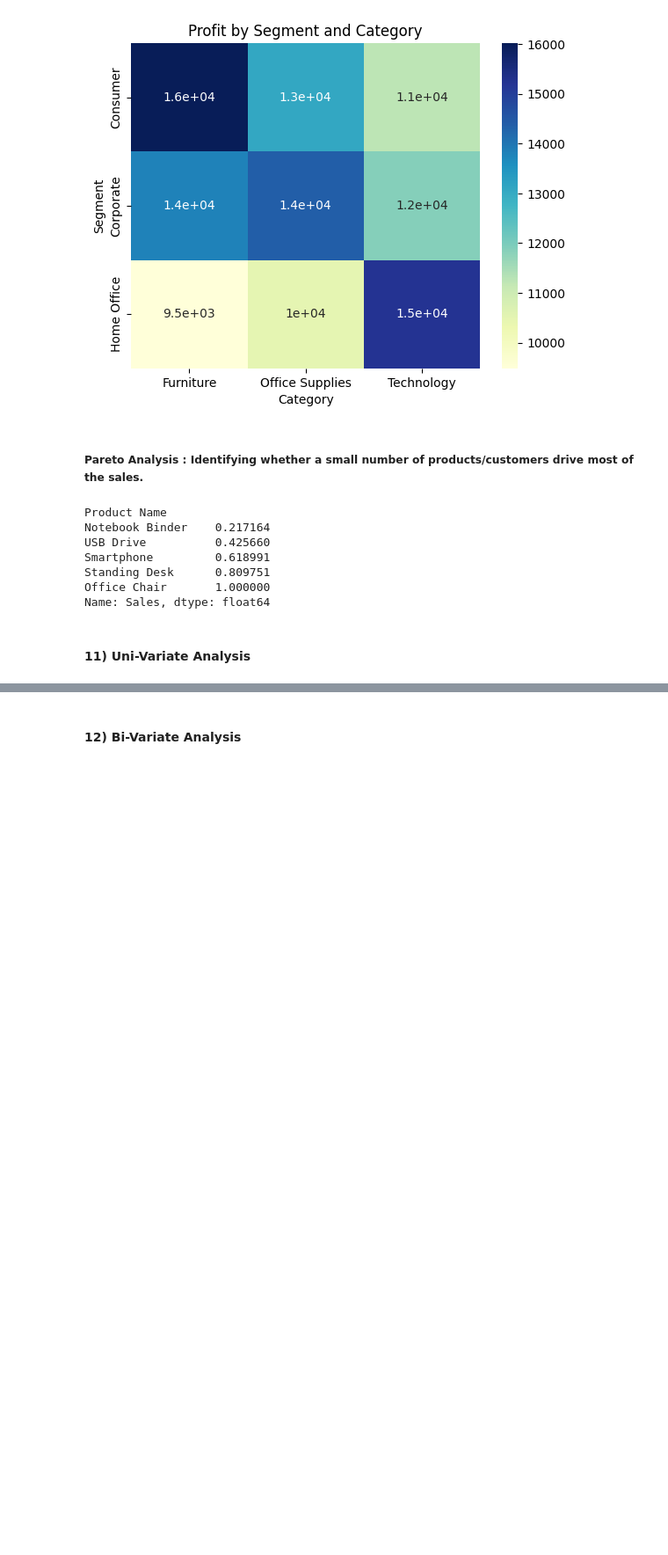
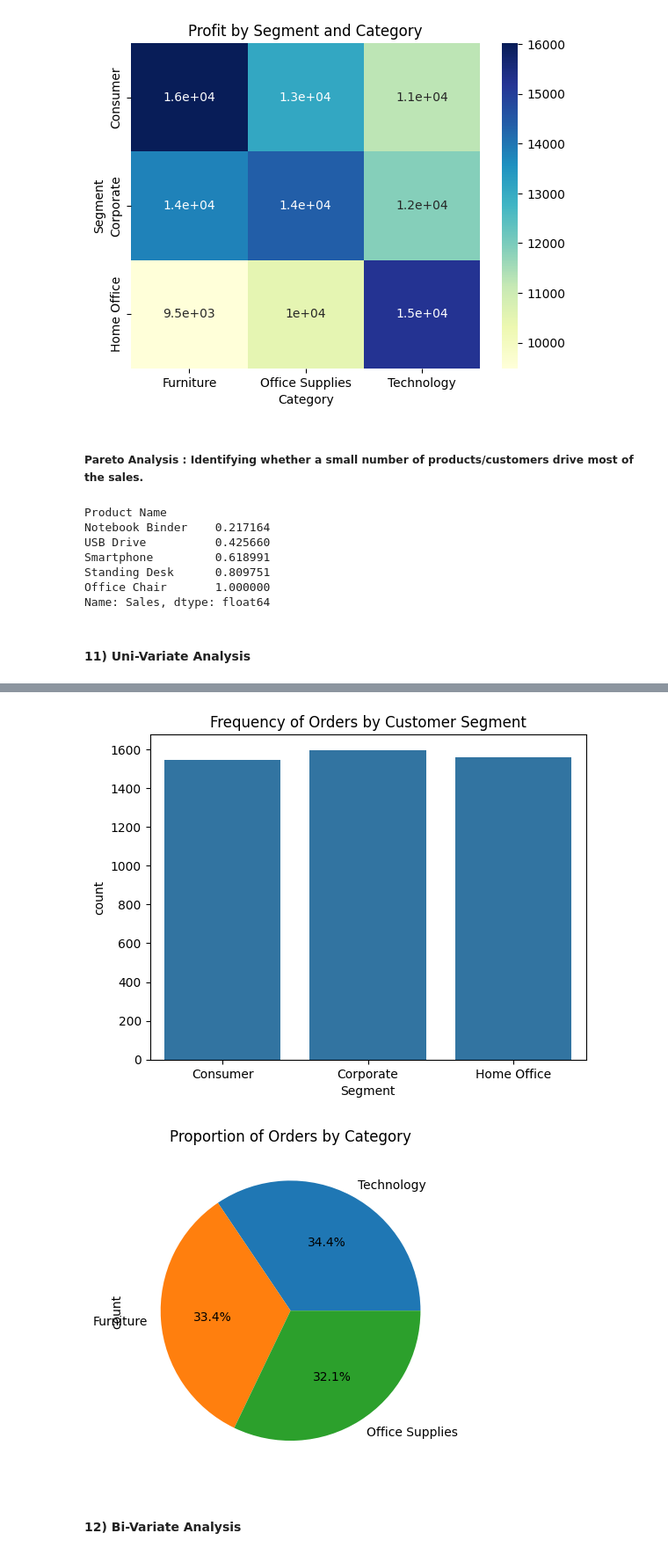
Before and after one commit to 26Vaidehi/INT375_Python, a Jupyter notebook: INT-375_Project.ipynb, the cells around one changed output, grey strips where cells are left out. Shown at 88% size. Drawn from its saved outputs; the diff is of its cells as text; code cells hidden in the pictures; blank space fills up the shorter version.

```diff
--- a/INT-375_Project.ipynb
+++ b/INT-375_Project.ipynb
@@ -362,3 +366,13 @@ sns.boxplot(x=df['Profit'])
+# %%
+sns.countplot(x='Segment', data=df)
+plt.title('Frequency of Orders by Customer Segment')
+plt.show()
+df['Category'].value_counts().plot.pie(autopct='%1.1f%%')
+plt.title('Proportion of Orders by Category')
+plt.show()
+# %% [output]
+[figure, added]
+[figure, added]
 # %% [markdown]
 #### **12) Bi-Variate Analysis**
 # %%
```
Also changed, not shown: parts of 8 cells of this notebook.
